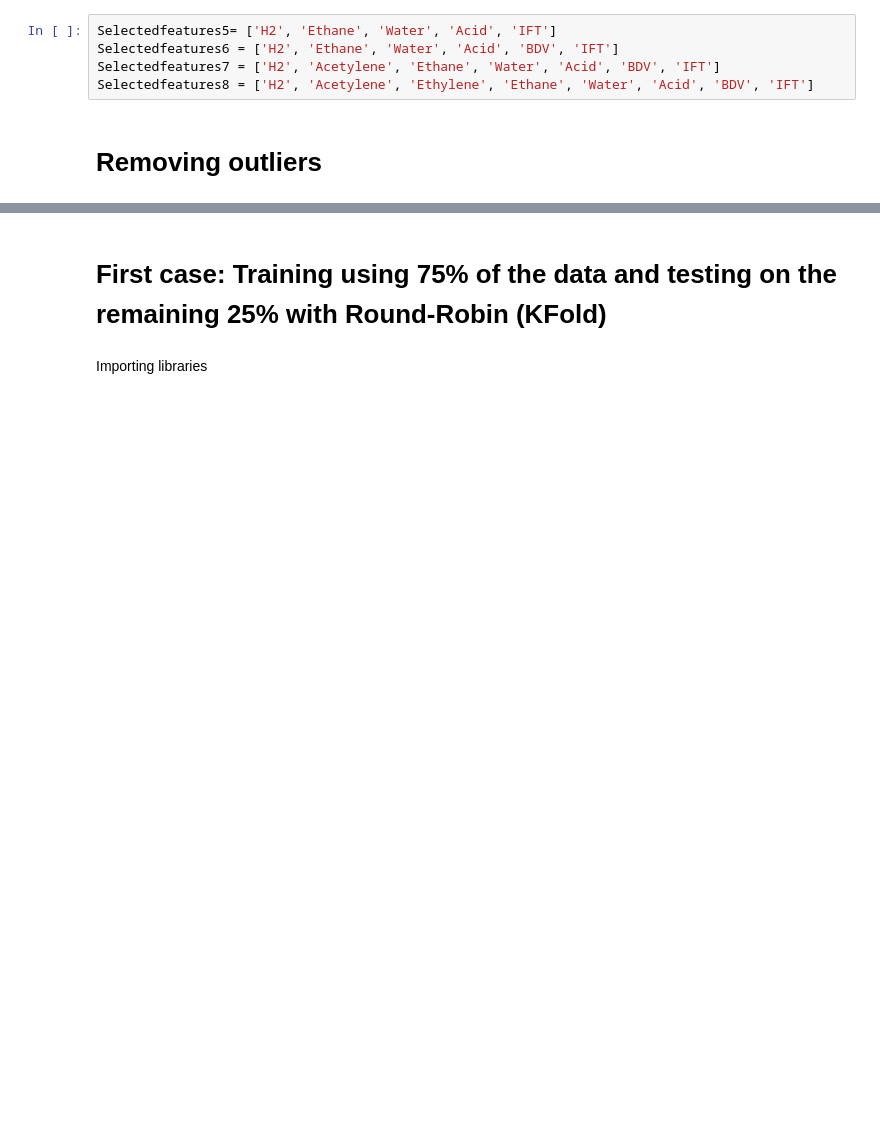
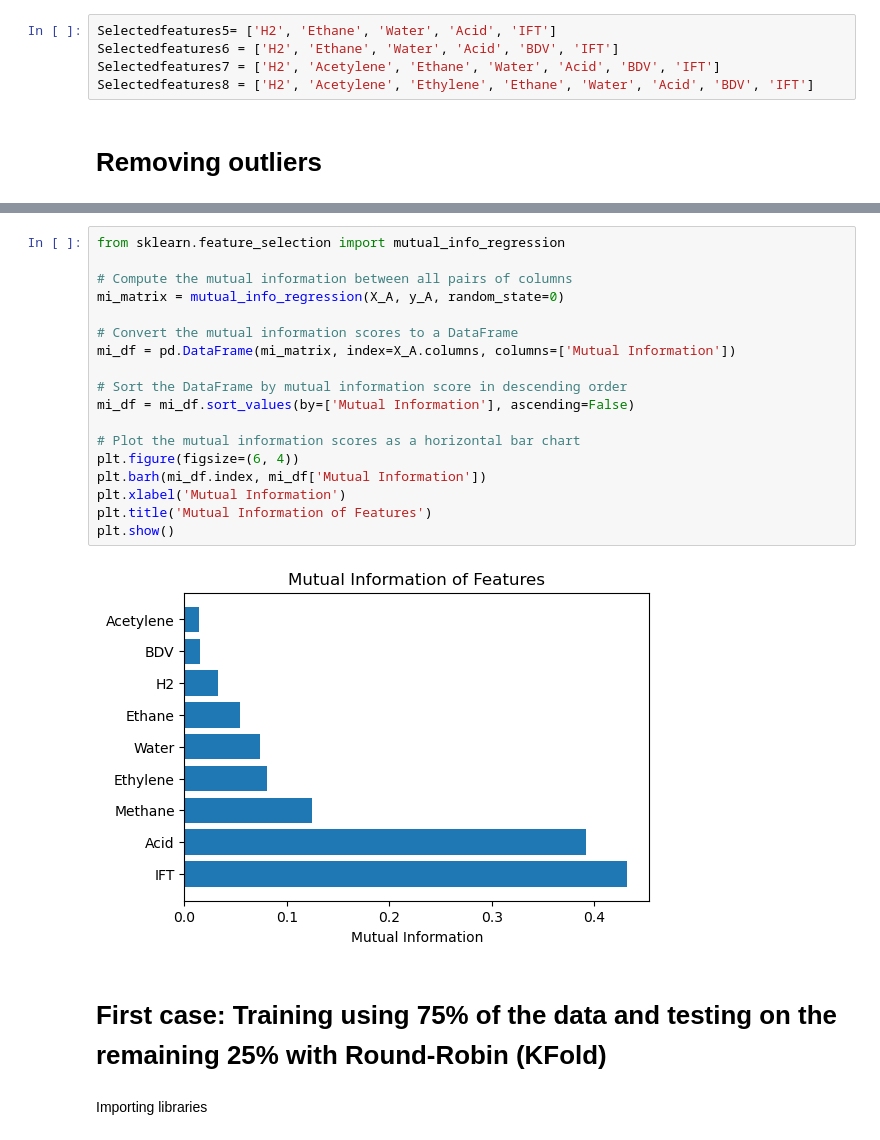
Before and after one commit to NimaFrj/Kaggle-Notebooks, a Jupyter notebook: transformer-paper-regression2.ipynb, the cells around one changed output, grey strips where cells are left out. Saved outputs shown, nothing was run; the diff lists cells and outputs as text; blank space fills up the shorter version.

Commit message:
Kaggle Notebook | Transformer-Paper-Regression2 | Version 13

```diff
--- a/transformer-paper-regression2.ipynb
+++ b/transformer-paper-regression2.ipynb
@@ -116,3 +131,23 @@ y_B = y_B[~y_B.index.isin(outliers.index)]
+# %%
+from sklearn.feature_selection import mutual_info_regression
+
+# Compute the mutual information between all pairs of columns
+mi_matrix = mutual_info_regression(X_A, y_A, random_state=0)
+
+# Convert the mutual information scores to a DataFrame
+mi_df = pd.DataFrame(mi_matrix, index=X_A.columns, columns=['Mutual Information'])
+
+# Sort the DataFrame by mutual information score in descending order
+mi_df = mi_df.sort_values(by=['Mutual Information'], ascending=False)
+
+# Plot the mutual information scores as a horizontal bar chart
+plt.figure(figsize=(6, 4))
+plt.barh(mi_df.index, mi_df['Mutual Information'])
+plt.xlabel('Mutual Information')
+plt.title('Mutual Information of Features')
+plt.show()
+# %% [output]
+[figure, added]
 # %% [markdown]
 # First case: Training using 75% of the data and testing on the remaining 25% with Round-Robin (KFold)
 # %% [markdown]
```
Also changed, not shown: parts of 16 cells of this notebook.
